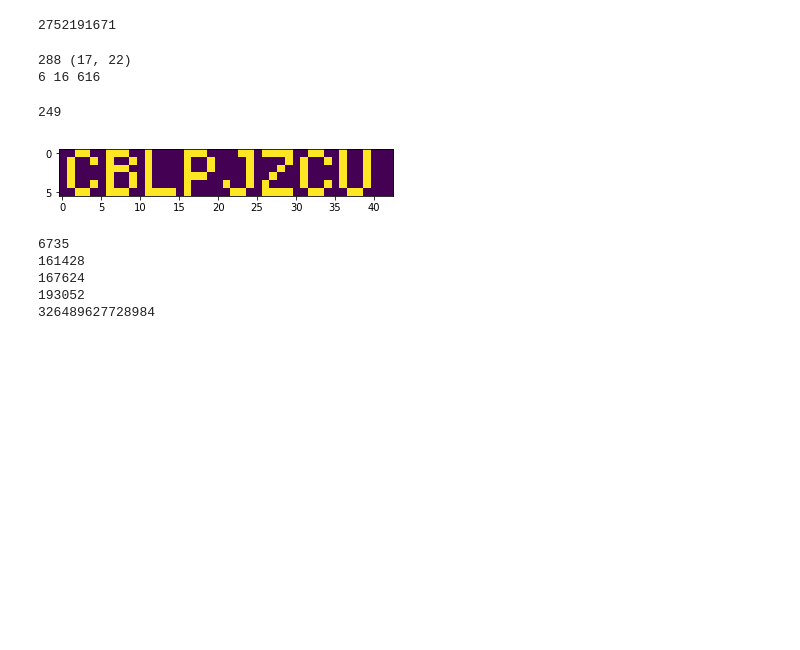
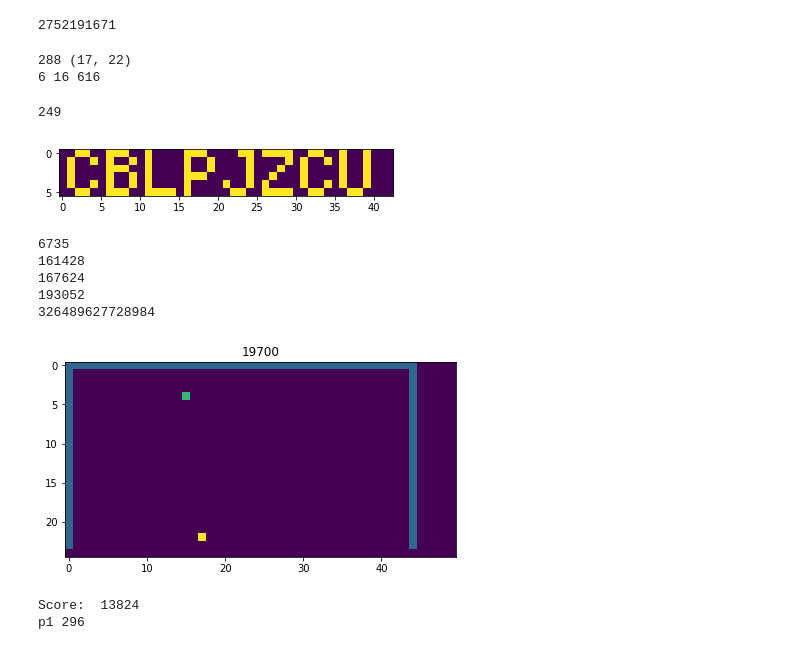
Before and after one commit to Djiffit/advent-of-code-19, a Jupyter notebook: solution.ipynb, the cells around one changed output. Saved outputs shown, nothing was run; the diff lists cells and outputs as text; code cells hidden in the pictures; blank space fills up the shorter version.

Commit message:
Add vidya games

```diff
--- a/solution.ipynb
+++ b/solution.ipynb
@@ -365,14 +365,20 @@ with open('data/8') as f:
 # %%
 # 9
 class Program:
-    def __init__(self, inputs, state):
+    def __init__(self, inputs, state, start=None):
         self.state = state + [0] * (10000 - len(state))
         self.i = 0
         self.inputs = inputs
         self.rb = 0
+        if start:
+            self.state[0] = start
 
     def add_input(self, val):
         self.inputs += [val]
+
+
+    def set_input(self, val):
+        self.inputs = [val]
 
     def step(self):
         while True:
@@ -634,3 +640,60 @@ with open('data/12') as f:
 167624
 193052
 326489627728984
+# %%
+from IPython.display import clear_output
+from matplotlib import pyplot as plt
+import collections
+%matplotlib inline
+
+def live_plot(data, figsize=(7,5), title=''):
+    clear_output(wait=True)
+    plt.figure(figsize=figsize)
+    plt.imshow(data)
+    plt.title(title)
+    plt.show();
+
+def destroyer(data):
+    prog = Program([0], [int(x) for x in data.split(',')], 2)
+    stuff = {}
+    game = np.zeros((25, 50))
+    empty, wall, block, paddle, ball = 0,1,2,3,4
+    paddle_pos = None
+    ball_pos = None
+    ball_delta = (0, 0)
+    time = 0
+    p1 = 0
+    while True:
+        if (paddle_pos == None) ^ (ball_pos == None):
+            p1 = (np.sum(game == 2))
+        time += 1
+        x = prog.step()
+        y = prog.step()
+        t = prog.step()
+        if x == -1 and y == 0 and np.sum(game == block) == 0:
+            print('Score: ', t)
+            break
+        else:
+            if t == ball:
+                if ball_pos:
+                    ball_delta = (x - ball_pos[0], ball_pos[1] - y)
+                ball_pos = (x, y)
+            if t == paddle:
+                paddle_pos = (x, y)
+            if paddle_pos and ball_pos:
+                diff = np.int(ball_pos[0] + ball_delta[0] - paddle_pos[0] - np.sum(prog.inputs))
+                prog.set_input(int(np.sign(diff)))
+            if x != -1:
+                game[y, x] = t
+
+        if time % 100 == 0:
+            live_plot(game, title=time)
+
+    print('p1', p1)
+with open('data/13') as f:
+    lines = f.read()
+    destroyer(lines)
+# %% [output]
+[figure, added]
+Score:  13824
+p1 296
```
Also changed, not shown: 1 other file.
